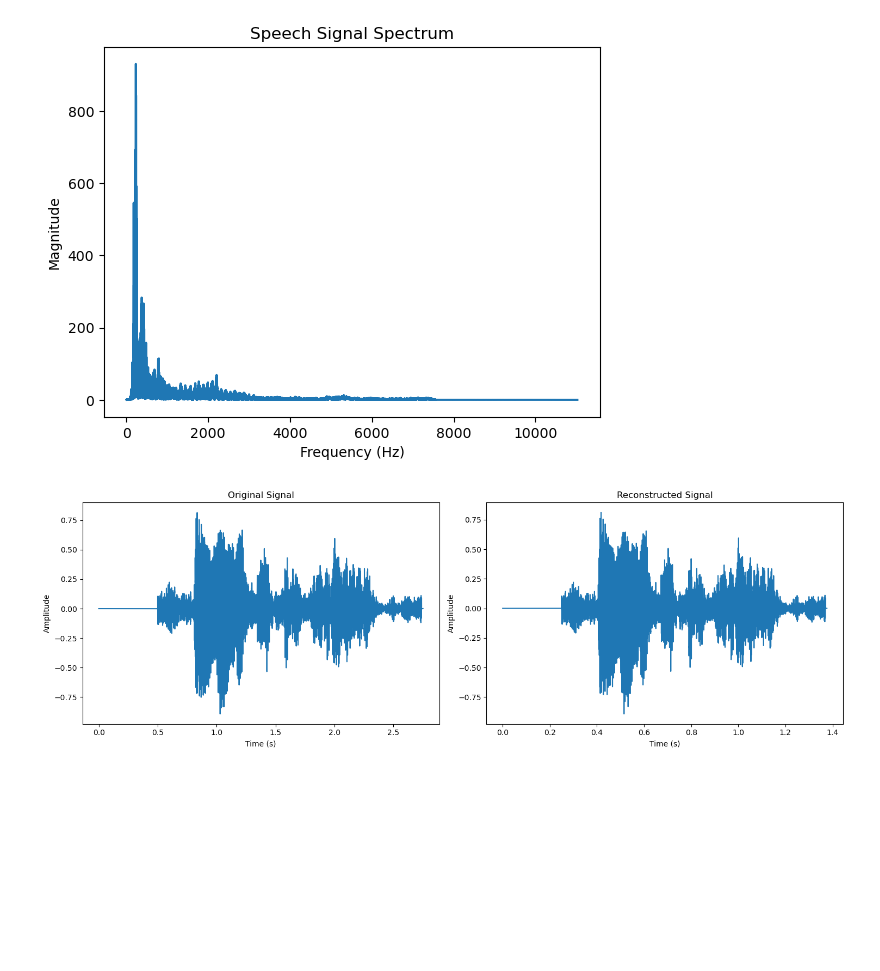
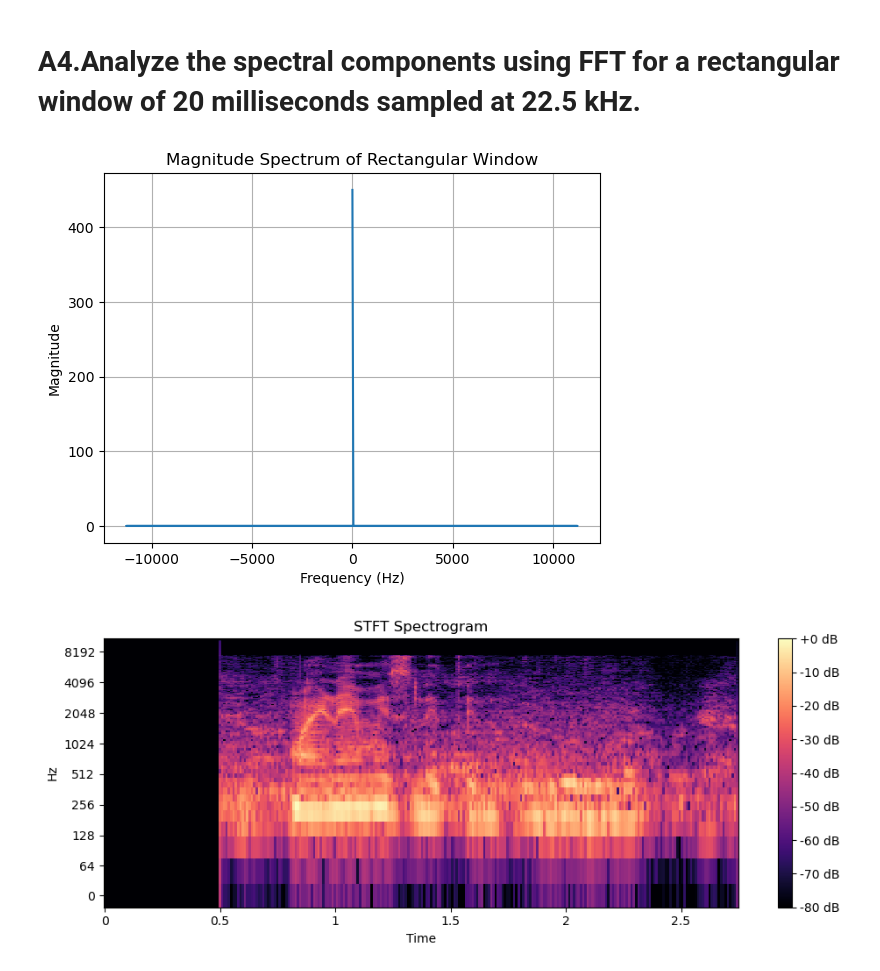
Before and after one commit to vikranth899/AI-in-speech-processing, a Jupyter notebook: 21100_Lab4.ipynb, the cells around one changed output. Drawn from its saved outputs; the diff is of its cells as text; code cells hidden in the pictures; blank space fills up the shorter version.

```diff
--- a/21100_Lab4.ipynb
+++ b/21100_Lab4.ipynb
@@ -1,54 +102,45 @@
+# %% [markdown]
+# A4.Analyze the spectral components using FFT for a rectangular window of 20 milliseconds sampled at 22.5 kHz.
 # %%
-import librosa
 import numpy as np
 import matplotlib.pyplot as plt
 
-audio_data, sampling_rate = librosa.load("Statement.mp3")
+sampling_rate = 22500
+window_duration = 0.02
 
-fft_result = np.fft.fft(audio_data)
-positive_freqs = fft_result[:len(fft_result) // 2]
+window_length = int(window_duration * sampling_rate)
+rectangular_window = np.ones(window_length)
 
-magnitude_spectrum = np.abs(positive_freqs)
+fft_result = np.fft.fft(rectangular_window)
 
-frequency_axis = np.linspace(0, sampling_rate / 2, len(positive_freqs))
+frequency_axis = np.fft.fftfreq(window_length, d=1/sampling_rate)
 
-plt.plot(frequency_axis, magnitude_spectrum)
-plt.xlabel("Frequency (Hz)")
-plt.ylabel("Magnitude")
-plt.title("Speech Signal Spectrum")
+plt.plot(frequency_axis, np.abs(fft_result))
+plt.title('Magnitude Spectrum of Rectangular Window')
+plt.xlabel('Frequency (Hz)')
+plt.ylabel('Magnitude')
+plt.grid(True)
 plt.show()
 # %% [output]
-[figure, old version]
+[figure, new version]
-# %%
-import numpy as np
-import matplotlib.pyplot as plt
-import librosa
-
-audio_data, sampling_rate = librosa.load("Statement.mp3")
-
-
-fft_result = np.fft.fft(audio_data)
-positive_freqs = fft_result[:len(fft_result) // 2]
-
-
-time_domain_signal = np.fft.ifft(positive_freqs)
-
-
-plt.figure(figsize=(15, 5))
-
-plt.subplot(1, 2, 1)
-plt.plot(np.linspace(0, len(audio_data) / sampling_rate, len(audio_data)), audio_data)
-plt.xlabel("Time (s)")
-plt.ylabel("Amplitude")
-plt.title("Original Signal")
-
-plt.subplot(1, 2, 2)
-plt.plot(np.linspace(0, len(time_domain_signal) / sampling_rate, len(time_domain_signal)), time_domain_signal.real)
-plt.xlabel("Time (s)")
-plt.ylabel("Amplitude")
-plt.title("Reconstructed Signal")
-
-plt.tight_layout()
-plt.show()
-# %% [output]
-[figure, removed]
+# %%
+import numpy as np
+import matplotlib.pyplot as plt
+import librosa.display
+
+file_path = "Statement.mp3"
+audio_signal, sampling_rate = librosa.load(file_path)
+
+window_length = int(0.02 * sampling_rate)
+hop_length = int(0.01 * sampling_rate)
+stft_matrix = librosa.stft(audio_signal, n_fft=window_length, hop_length=hop_length)
+stft_amplitude = np.abs(stft_matrix)
+
+plt.figure(figsize=(10, 4))
+librosa.display.specshow(librosa.amplitude_to_db(stft_amplitude, ref=np.max), sr=sampling_rate, hop_length=hop_length, x_axis='time', y_axis='log')
+plt.colorbar(format='%+2.0f dB')
+plt.title('STFT Spectrogram')
+plt.tight_layout()
+plt.show()
+# %% [output]
+[figure, added]
```
Also changed, not shown: parts of 10 cells of this notebook.
